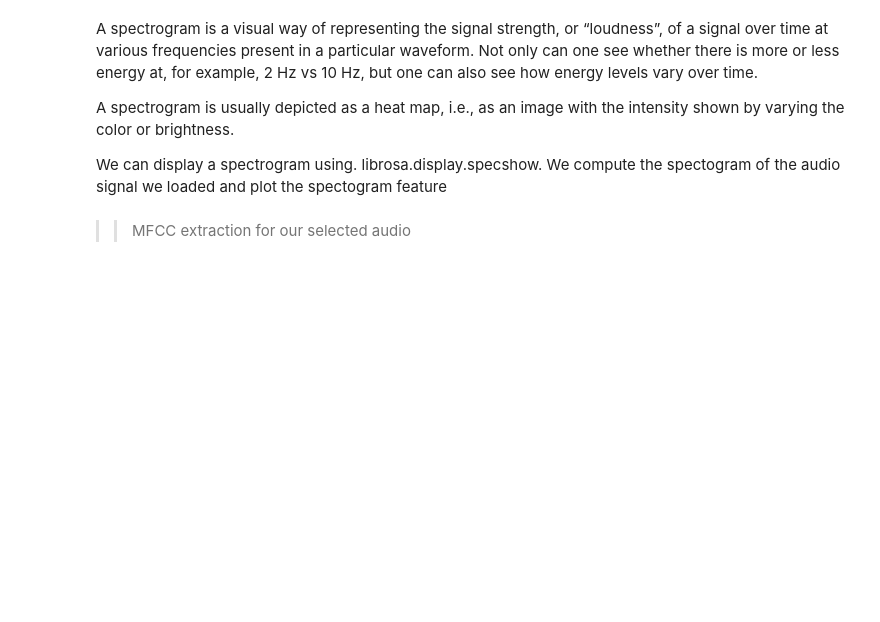
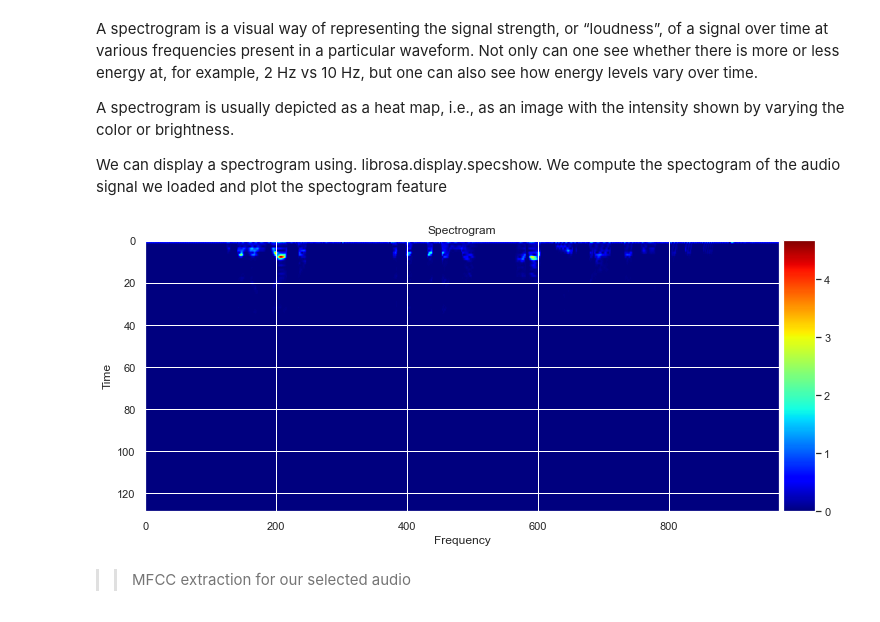
Before and after one commit to Speech-to-text-tenac/STT, a Jupyter notebook: notebooks/preprocessing_task1.ipynb, the cells around one changed output. Saved outputs shown, nothing was run; the diff lists cells and outputs as text; code cells hidden in the pictures; blank space fills up the shorter version.

```diff
--- a/notebooks/preprocessing_task1.ipynb
+++ b/notebooks/preprocessing_task1.ipynb
@@ -246,8 +282,10 @@ A spectrogram is usually depicted as a heat map, i.e., as an image with the inte
 We can display a spectrogram using. librosa.display.specshow.
 We compute the spectogram of the audio signal we loaded and plot the spectogram feature
 # %%
-x,freqs= prep.spectrogram(audio)  # compute the spectrogram of the audio
-prep.plot_spectrogram_feature(x)  # plot the spectogram
+x,freqs= prep.spectrogram(y)  # compute the spectrogram of the audio
+prep.plot_spectrogram(x)  # plot the spectogram
+# %% [output]
+[figure, added]
 # %% [markdown]
 >> MFCC extraction for our selected audio
 # %% [markdown]
```
Also changed, not shown: parts of 5 cells of this notebook, 1 other file.
